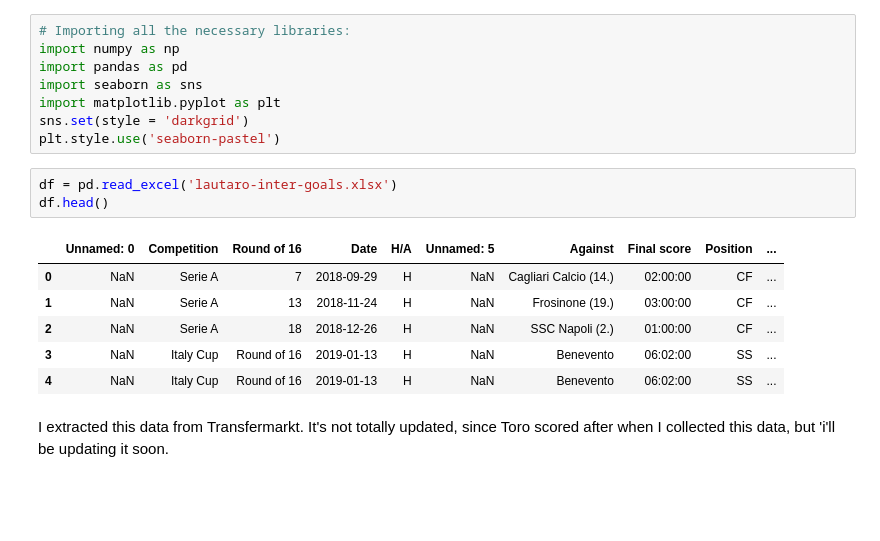
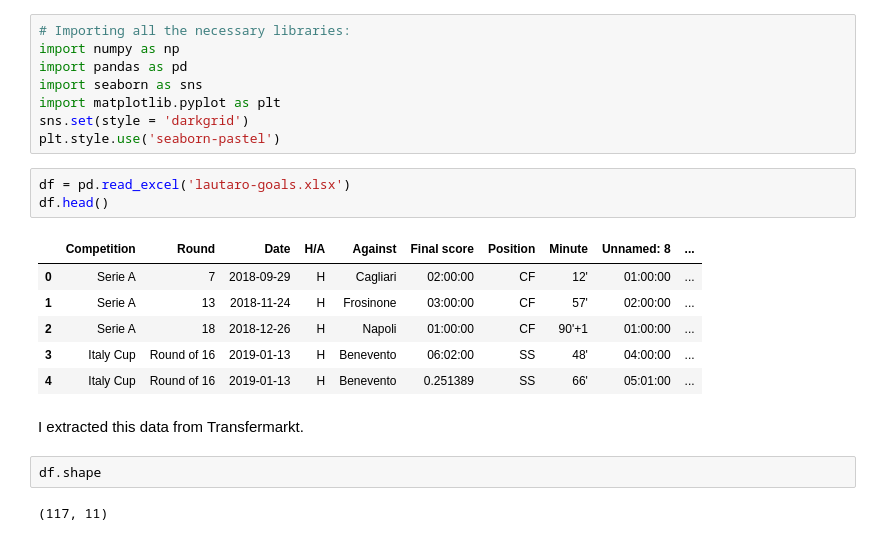
Before and after one commit to guilhermelaviola/GoalAnalysis, a Jupyter notebook: LautaroInterGoals.ipynb, the cells around one changed output. Drawn from its saved outputs; the diff is of its cells as text; blank space fills up the shorter version.

```diff
--- a/LautaroInterGoals.ipynb
+++ b/LautaroInterGoals.ipynb
@@ -9,14 +9,18 @@ import matplotlib.pyplot as plt
 sns.set(style = 'darkgrid')
 plt.style.use('seaborn-pastel')
 # %%
-df = pd.read_excel('lautaro-inter-goals.xlsx')
+df = pd.read_excel('lautaro-goals.xlsx')
 df.head()
 # %% [output]
-|  | Unnamed: 0 | Competition | Round of 16 | Date | H/A | Unnamed: 5 | Against | Final score | Position | ... |
-| 0 | NaN | Serie A | 7 | 2018-09-29 | H | NaN | Cagliari Calcio (14.) | 02:00:00 | CF | ... |
-| 1 | NaN | Serie A | 13 | 2018-11-24 | H | NaN | Frosinone (19.) | 03:00:00 | CF | ... |
-| 2 | NaN | Serie A | 18 | 2018-12-26 | H | NaN | SSC Napoli (2.) | 01:00:00 | CF | ... |
-| 3 | NaN | Italy Cup | Round of 16 | 2019-01-13 | H | NaN | Benevento | 06:02:00 | SS | ... |
-| 4 | NaN | Italy Cup | Round of 16 | 2019-01-13 | H | NaN | Benevento | 06:02:00 | SS | ... |
+|  | Competition | Round | Date | H/A | Against | Final score | Position | Minute | Unnamed: 8 | ... |
+| 0 | Serie A | 7 | 2018-09-29 | H | Cagliari | 02:00:00 | CF | 12' | 01:00:00 | ... |
+| 1 | Serie A | 13 | 2018-11-24 | H | Frosinone | 03:00:00 | CF | 57' | 02:00:00 | ... |
+| 2 | Serie A | 18 | 2018-12-26 | H | Napoli | 01:00:00 | CF | 90'+1 | 01:00:00 | ... |
+| 3 | Italy Cup | Round of 16 | 2019-01-13 | H | Benevento | 06:02:00 | SS | 48' | 04:00:00 | ... |
+| 4 | Italy Cup | Round of 16 | 2019-01-13 | H | Benevento | 0.251389 | SS | 66' | 05:01:00 | ... |
-# %% [markdown]
-I extracted this data from Transfermarkt. It's not totally updated, since Toro scored after when I collected this data, but 'i'll be updating it soon.
+# %% [markdown]
+I extracted this data from Transfermarkt.
+# %%
+df.shape
+# %% [output]
+(117, 11)
```
Also changed, not shown: parts of 3 cells of this notebook.
